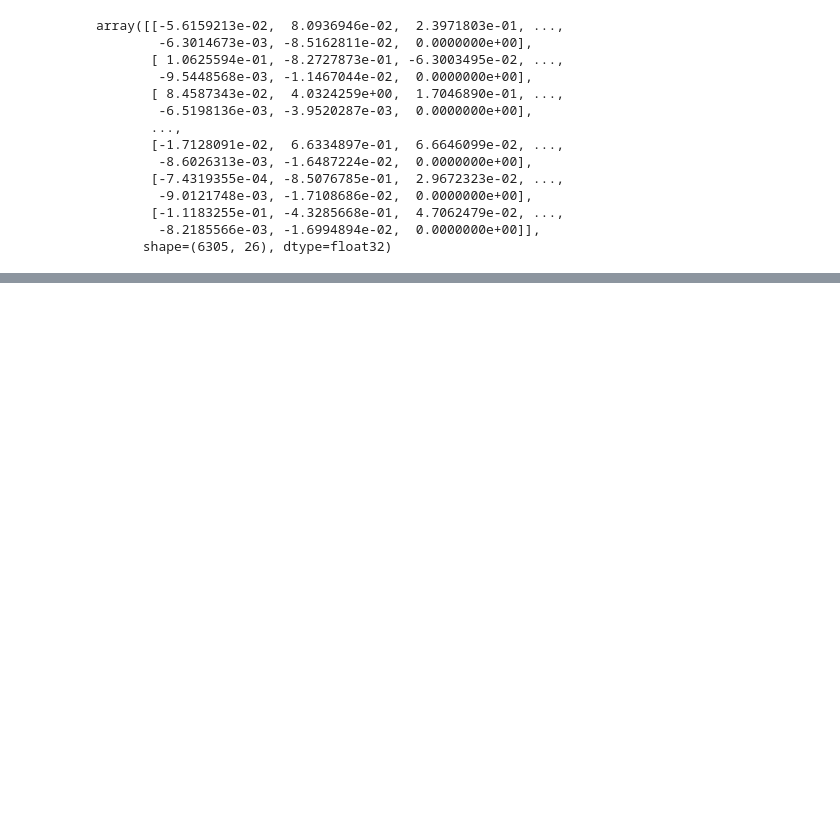
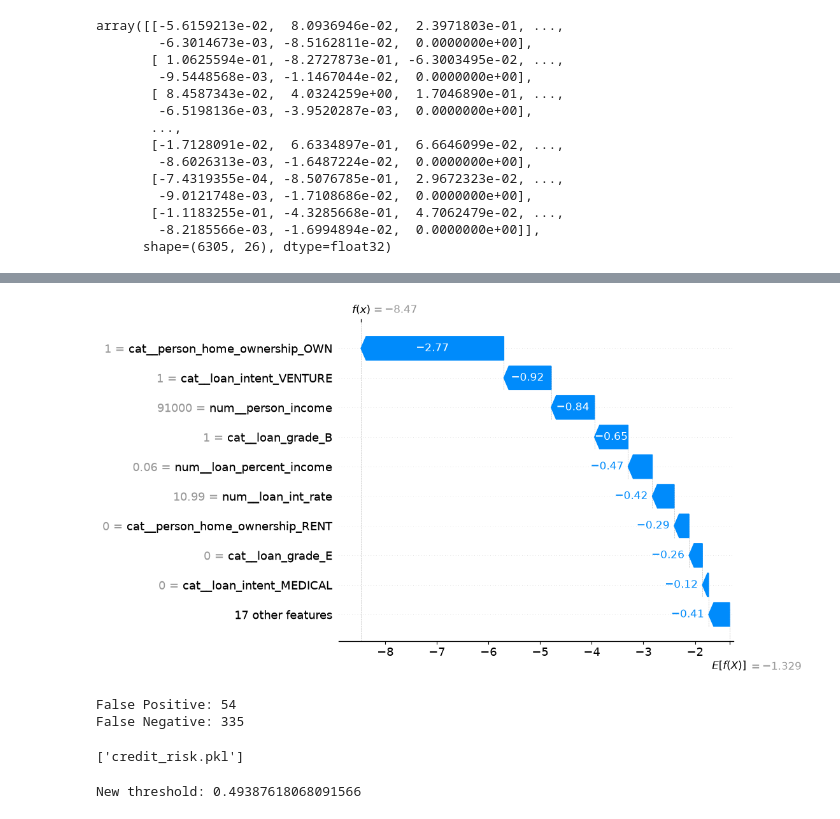
Before and after one commit to TheOnlyUnknown/Machine-Learning-Projects, a Jupyter notebook: Credit Risk ML System/main.ipynb, the cells around one changed output, grey strips where cells are left out. Cells and saved outputs as stored; diff of their text form; code cells hidden in the pictures; blank space fills up the shorter version.

```diff
--- a/Credit Risk ML System/main.ipynb
+++ b/Credit Risk ML System/main.ipynb
@@ -574,0 +577,13 @@ shap.summary_plot(shap_values, x_test_df)
+# %%
+#Local Explanation
+row_index = 7
+
+shap.plots.waterfall(shap.Explanation(
+    values = shap_values[row_index],
+    base_values = explainer.expected_value,
+    data = x_test_df.iloc[row_index],
+    feature_names = feature_names
+)
+                    )
+# %% [output]
+[figure, added]
@@ -574,0 +597,30 @@ shap.summary_plot(shap_values, x_test_df)
+# %%
+# False Positive
+false_positive = result_df[(result_df['actual'] == 0) & (result_df['predicted'] == 1)]
+
+# False Negative
+false_negative = result_df[(result_df['actual'] == 1) & (result_df['predicted'] == 0)]
+
+print(f"False Positive: {len(false_positive)}")
+print(f"False Negative: {len(false_negative)}")
+# %% [output]
+False Positive: 54
+False Negative: 335
+# %%
+import joblib
+
+joblib.dump(calibrated_model, "credit_risk.pkl")
+# %% [output]
+['credit_risk.pkl']
+# %%
+from sklearn.metrics import precision_recall_curve
+import numpy as np
+# 1. Get probabilities from the CALIBRATED model, not the old xg model
+calibrated_proba = calibrated_model.predict_proba(X_test) [:, 1]
+# 2. Re-run the same threshold search, now on the correct probability scale
+precisions, recalls, thresholds = precision_recall_curve(y_test, calibrated_proba)
+f1_scores = 2 * (precisions * recalls) / (precisions + recalls + 1e-9)
+best_threshold = thresholds [np. argmax (f1_scores [:-1])]
+print("New threshold:", best_threshold)
+# %% [output]
+New threshold: 0.49387618068091566
```
Also changed, not shown: parts of 7 cells of this notebook.
